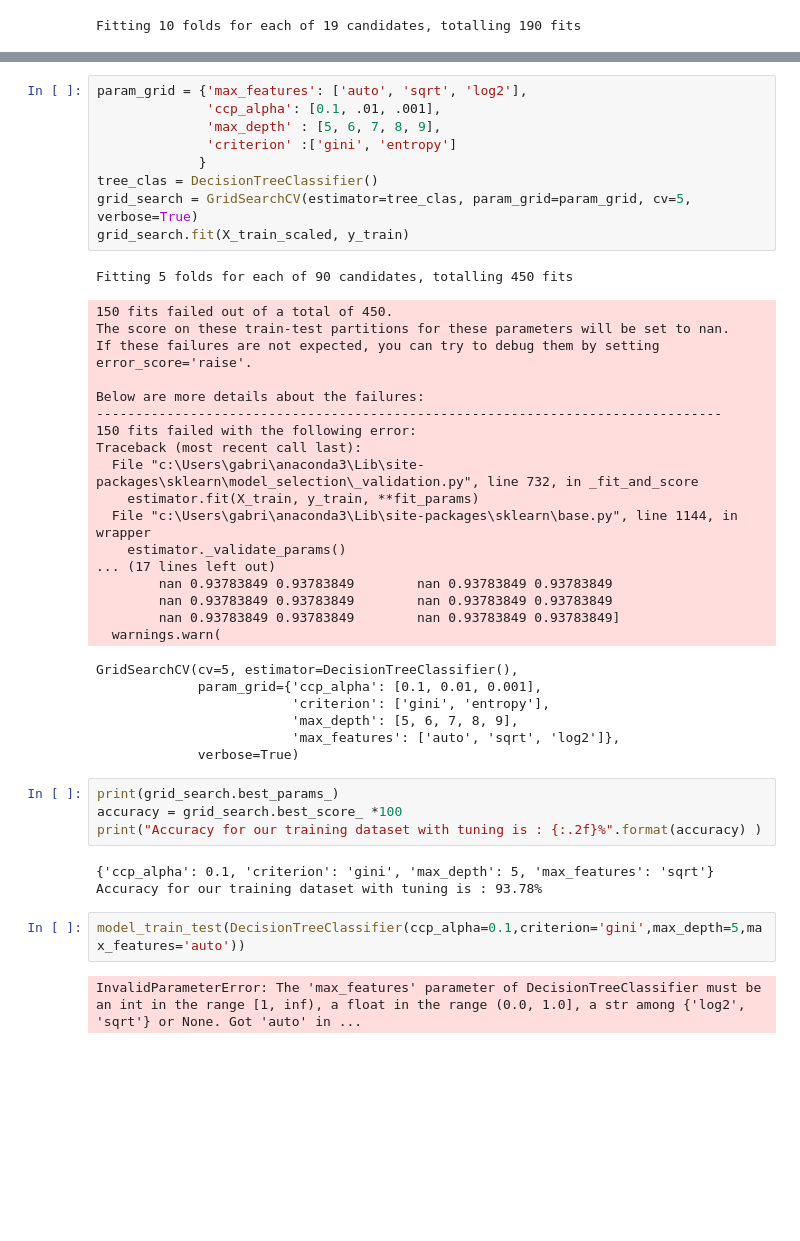
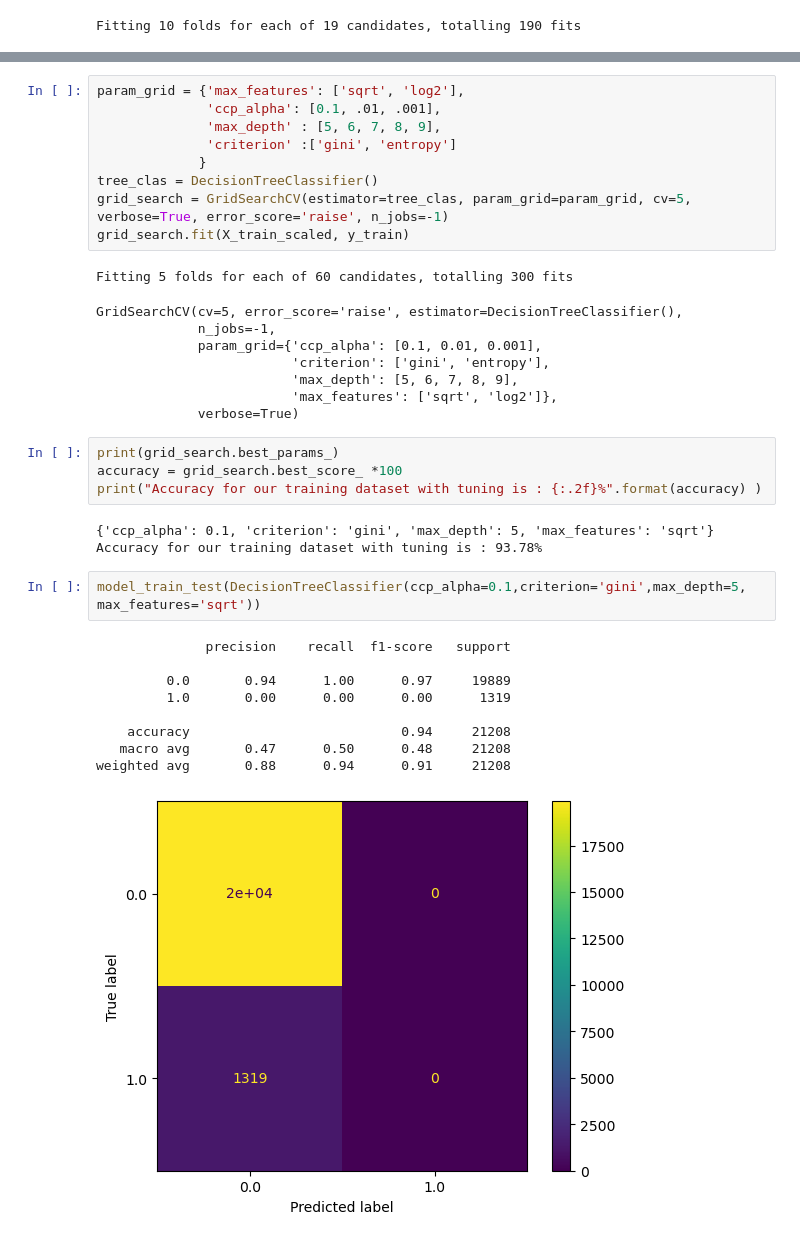
Before and after one commit to TurnipPudding/Machine-Learning---SCC0276, a Jupyter notebook: DHS Prediction (Stroke Prediction_Multiple Models_Classification).ipynb, the cells around one changed output, grey strips where cells are left out. Cells and saved outputs as stored; diff of their text form; blank space fills up the shorter version.

```diff
--- a/DHS Prediction (Stroke Prediction_Multiple Models_Classification).ipynb
+++ b/DHS Prediction (Stroke Prediction_Multiple Models_Classification).ipynb
@@ -304,37 +890,21 @@ weighted avg       0.89      0.94      0.91     21208
 # %%
-param_grid = {'max_features': ['auto', 'sqrt', 'log2'],
+param_grid = {'max_features': ['sqrt', 'log2'],
               'ccp_alpha': [0.1, .01, .001],
               'max_depth' : [5, 6, 7, 8, 9],
               'criterion' :['gini', 'entropy']
              }
 tree_clas = DecisionTreeClassifier()
-grid_search = GridSearchCV(estimator=tree_clas, param_grid=param_grid, cv=5, verbose=True)
+grid_search = GridSearchCV(estimator=tree_clas, param_grid=param_grid, cv=5, verbose=True, error_score='raise', n_jobs=-1)
 grid_search.fit(X_train_scaled, y_train)
 # %% [output]
-Fitting 5 folds for each of 90 candidates, totalling 450 fits
+Fitting 5 folds for each of 60 candidates, totalling 300 fits
-150 fits failed out of a total of 450.
-The score on these train-test partitions for these parameters will be set to nan.
-If these failures are not expected, you can try to debug them by setting error_score='raise'.
-
-Below are more details about the failures:
---------------------------------------------------------------------------------
-150 fits failed with the following error:
-Traceback (most recent call last):
-  File "c:\Users\gabri\anaconda3\Lib\site-packages\sklearn\model_selection\_validation.py", line 732, in _fit_and_score
-    estimator.fit(X_train, y_train, **fit_params)
-  File "c:\Users\gabri\anaconda3\Lib\site-packages\sklearn\base.py", line 1144, in wrapper
-    estimator._validate_params()
-... (17 lines left out)
-        nan 0.93783849 0.93783849        nan 0.93783849 0.93783849
-        nan 0.93783849 0.93783849        nan 0.93783849 0.93783849
-        nan 0.93783849 0.93783849        nan 0.93783849 0.93783849]
-  warnings.warn(
+GridSearchCV(cv=5, error_score='raise', estimator=DecisionTreeClassifier(),
+             n_jobs=-1,
+             param_grid={'ccp_alpha': [0.1, 0.01, 0.001],
+                         'criterion': ['gini', 'entropy'],
+                         'max_depth': [5, 6, 7, 8, 9],
+                         'max_features': ['sqrt', 'log2']},
+             verbose=True)
-GridSearchCV(cv=5, estimator=DecisionTreeClassifier(),
-             param_grid={'ccp_alpha': [0.1, 0.01, 0.001],
-                         'criterion': ['gini', 'entropy'],
-                         'max_depth': [5, 6, 7, 8, 9],
-                         'max_features': ['auto', 'sqrt', 'log2']},
-             verbose=True)
 # %%
 print(grid_search.best_params_)
 accuracy = grid_search.best_score_ *100
@@ -343,6 +913,14 @@ print("Accuracy for our training dataset with tuning is : {:.2f}%".format(accura
 {'ccp_alpha': 0.1, 'criterion': 'gini', 'max_depth': 5, 'max_features': 'sqrt'}
 Accuracy for our training dataset with tuning is : 93.78%
 # %%
-model_train_test(DecisionTreeClassifier(ccp_alpha=0.1,criterion='gini',max_depth=5,max_features='auto'))
+model_train_test(DecisionTreeClassifier(ccp_alpha=0.1,criterion='gini',max_depth=5, max_features='sqrt'))
 # %% [output]
-InvalidParameterError: The 'max_features' parameter of DecisionTreeClassifier must be an int in the range [1, inf), a float in the range (0.0, 1.0], a str among {'log2', 'sqrt'} or None. Got 'auto' in ...
+              precision    recall  f1-score   support
+
+         0.0       0.94      1.00      0.97     19889
+         1.0       0.00      0.00      0.00      1319
+
+    accuracy                           0.94     21208
+   macro avg       0.47      0.50      0.48     21208
+weighted avg       0.88      0.94      0.91     21208
+[figure, added]
```
Also changed, not shown: parts of 62 cells of this notebook.
